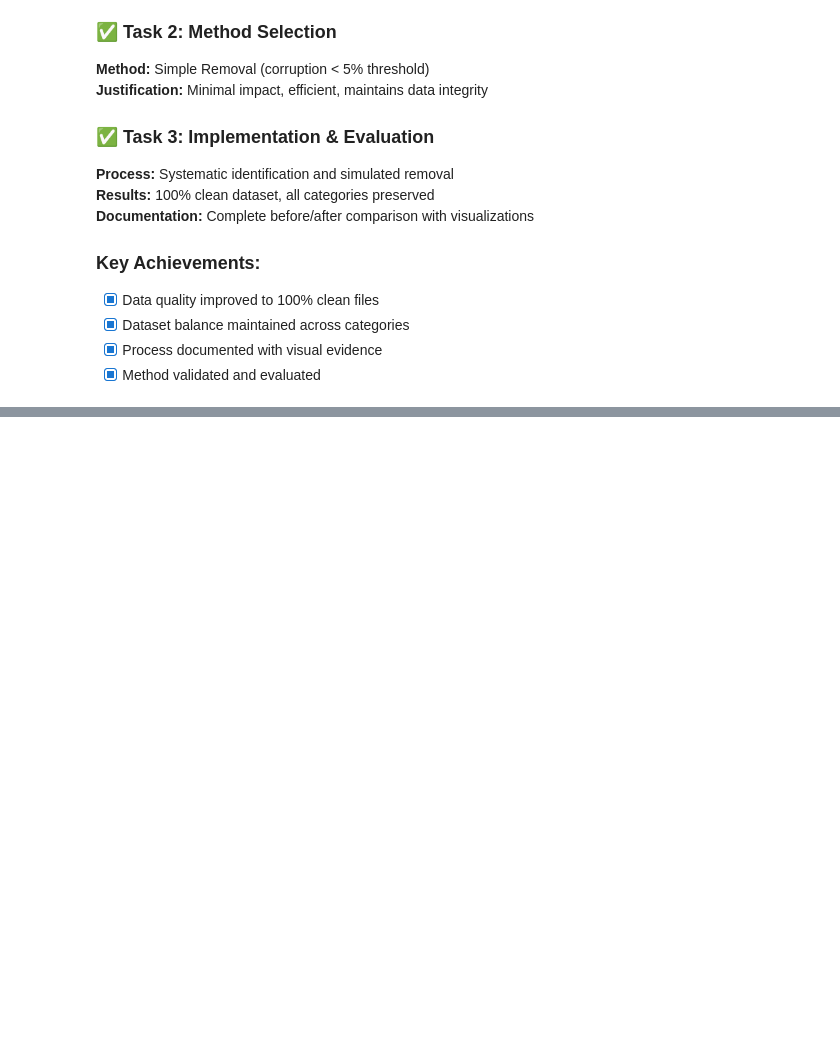
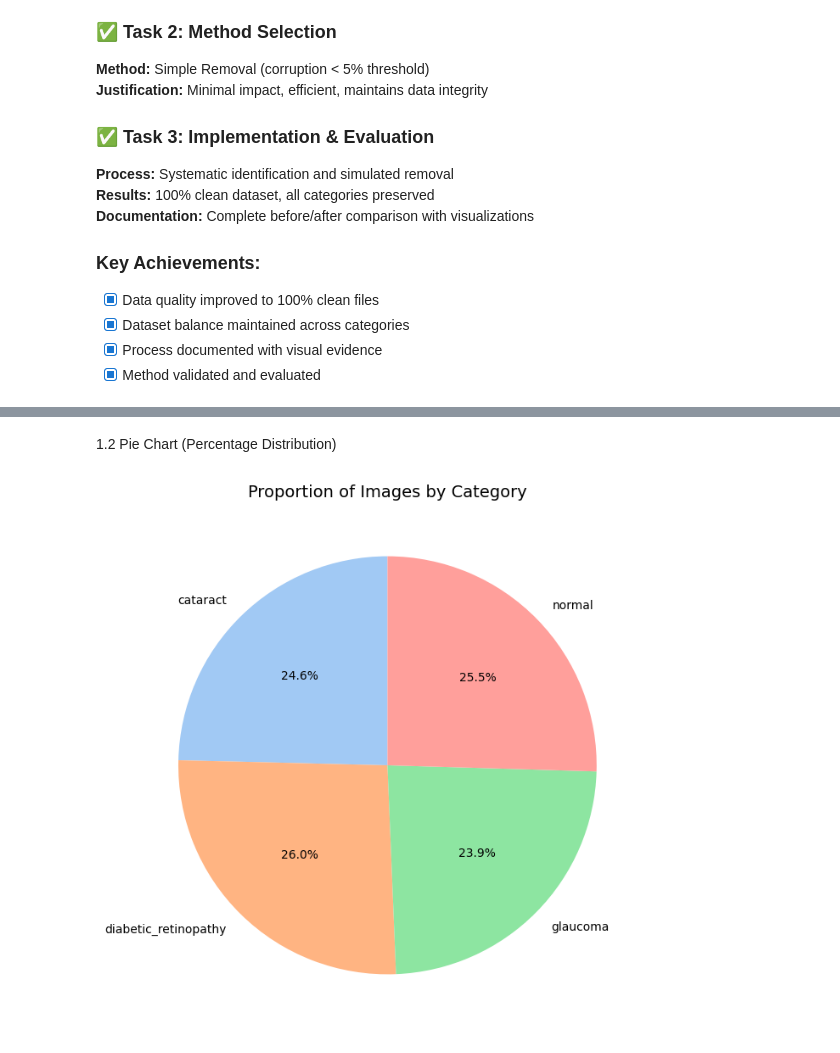
Before and after one commit to IsaacJM03/Recess-Project-Year-2, a Jupyter notebook: eye_disease.ipynb, the cells around one changed output, grey strips where cells are left out. Saved outputs shown, nothing was run; the diff lists cells and outputs as text; code cells hidden in the pictures; blank space fills up the shorter version.

```diff
--- a/eye_disease.ipynb
+++ b/eye_disease.ipynb
@@ -2052,0 +932,13 @@ TASK 12: FINAL CONCLUSIONS & COMPREHENSIVE REPORT
+# %% [markdown]
+1.2 Pie Chart (Percentage Distribution)
+# %%
+plt.figure(figsize=(8, 8))
+plt.pie(dataset_overview['Image_Count'],
+        labels=dataset_overview['Category'],
+        autopct='%1.1f%%',
+        startangle=90,
+        colors=sns.color_palette('pastel'))
+plt.title('Proportion of Images by Category', fontsize=14)
+plt.show()
+# %% [output]
+[figure, added]
```
Also changed, not shown: parts of 47 cells of this notebook.
